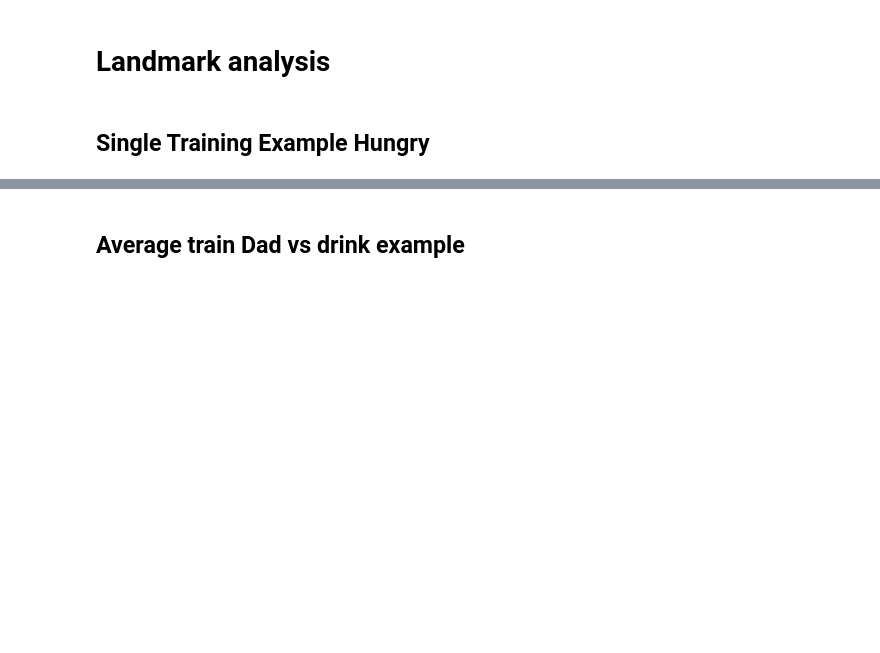
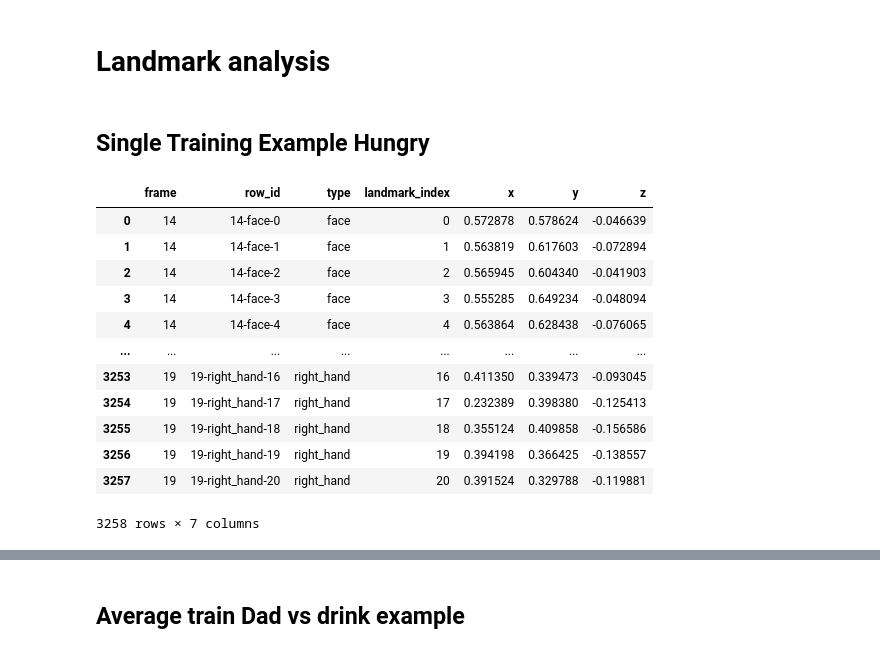
Before and after one commit to alexanderdaffara/AmericanSignLanguage_Classifier, a Jupyter notebook: Graphing.ipynb, the cells around one changed output, grey strips where cells are left out. Drawn from its saved outputs; the diff is of its cells as text; code cells hidden in the pictures; blank space fills up the shorter version.

```diff
--- a/Graphing.ipynb
+++ b/Graphing.ipynb
@@ -199,4 +199,20 @@ top_imp
 # Landmark analysis
 # %% [markdown]
 ## Single Training Example Hungry
+# %%
+df
+# %% [output]
+|  | frame | row_id | type | landmark_index | x | y | z |
+| 0 | 14 | 14-face-0 | face | 0 | 0.572878 | 0.578624 | -0.046639 |
+| 1 | 14 | 14-face-1 | face | 1 | 0.563819 | 0.617603 | -0.072894 |
+| 2 | 14 | 14-face-2 | face | 2 | 0.565945 | 0.604340 | -0.041903 |
+| 3 | 14 | 14-face-3 | face | 3 | 0.555285 | 0.649234 | -0.048094 |
+| 4 | 14 | 14-face-4 | face | 4 | 0.563864 | 0.628438 | -0.076065 |
+| ... | ... | ... | ... | ... | ... | ... | ... |
+| 3253 | 19 | 19-right_hand-16 | right_hand | 16 | 0.411350 | 0.339473 | -0.093045 |
+| 3254 | 19 | 19-right_hand-17 | right_hand | 17 | 0.232389 | 0.398380 | -0.125413 |
+| 3255 | 19 | 19-right_hand-18 | right_hand | 18 | 0.355124 | 0.409858 | -0.156586 |
+| 3256 | 19 | 19-right_hand-19 | right_hand | 19 | 0.394198 | 0.366425 | -0.138557 |
+| 3257 | 19 | 19-right_hand-20 | right_hand | 20 | 0.391524 | 0.329788 | -0.119881 |
+3258 rows × 7 columns
 # %%
```
Also changed, not shown: parts of 1 cell of this notebook, 1 other file.
